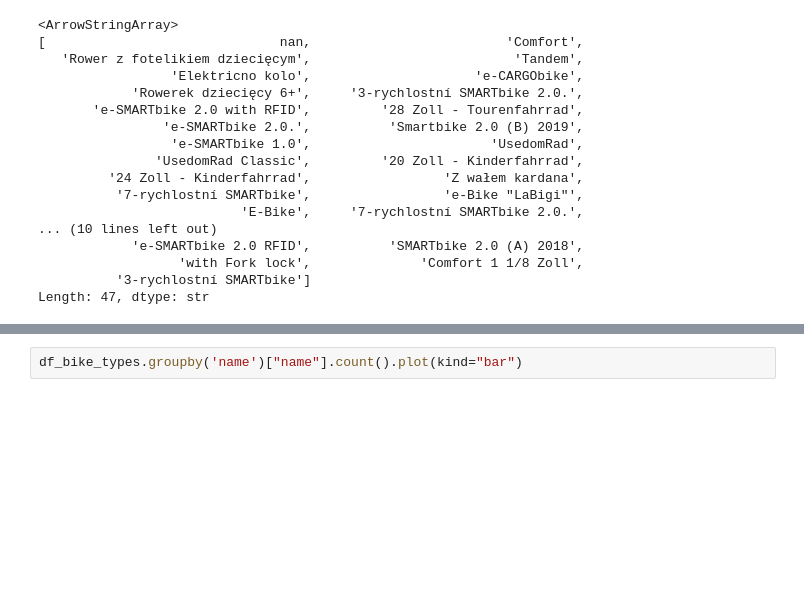
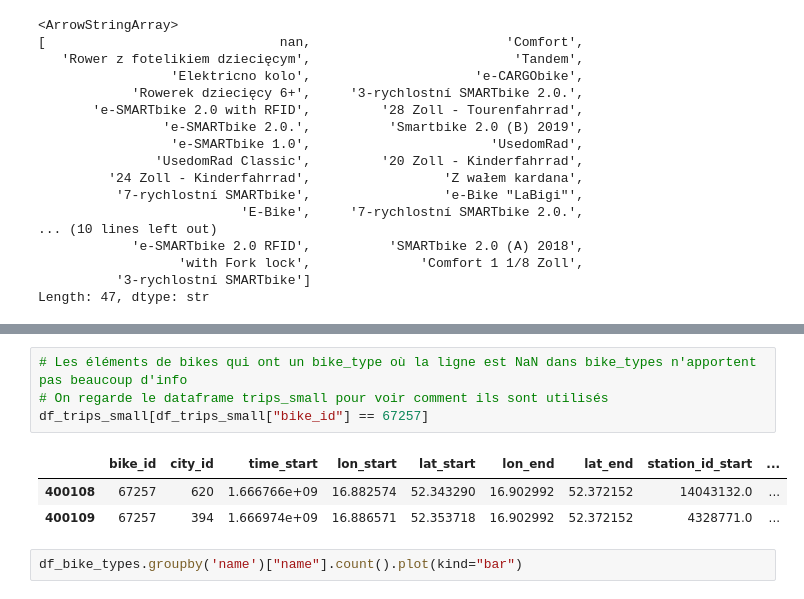
Before and after one commit to Memeel/ML_Challenge, a Jupyter notebook: notebook/challenge.ipynb, the cells around one changed output, grey strips where cells are left out. Drawn from its saved outputs; the diff is of its cells as text; blank space fills up the shorter version.

```diff
--- a/notebook/challenge.ipynb
+++ b/notebook/challenge.ipynb
@@ -77,3 +131,11 @@ Length: 47, dtype: str
+# %%
+# Les éléments de bikes qui ont un bike_type où la ligne est NaN dans bike_types n'apportent pas beaucoup d'info
+# On regarde le dataframe trips_small pour voir comment ils sont utilisés
+df_trips_small[df_trips_small["bike_id"] == 67257]
+# %% [output]
+|  | bike_id | city_id | time_start | lon_start | lat_start | lon_end | lat_end | station_id_start | ... |
+| 400108 | 67257 | 620 | 1.666766e+09 | 16.882574 | 52.343290 | 16.902992 | 52.372152 | 14043132.0 | ... |
+| 400109 | 67257 | 394 | 1.666974e+09 | 16.886571 | 52.353718 | 16.902992 | 52.372152 | 4328771.0 | ... |
 # %%
 df_bike_types.groupby('name')["name"].count().plot(kind="bar")
 # %% [output]
```
Also changed, not shown: parts of 26 cells of this notebook.
